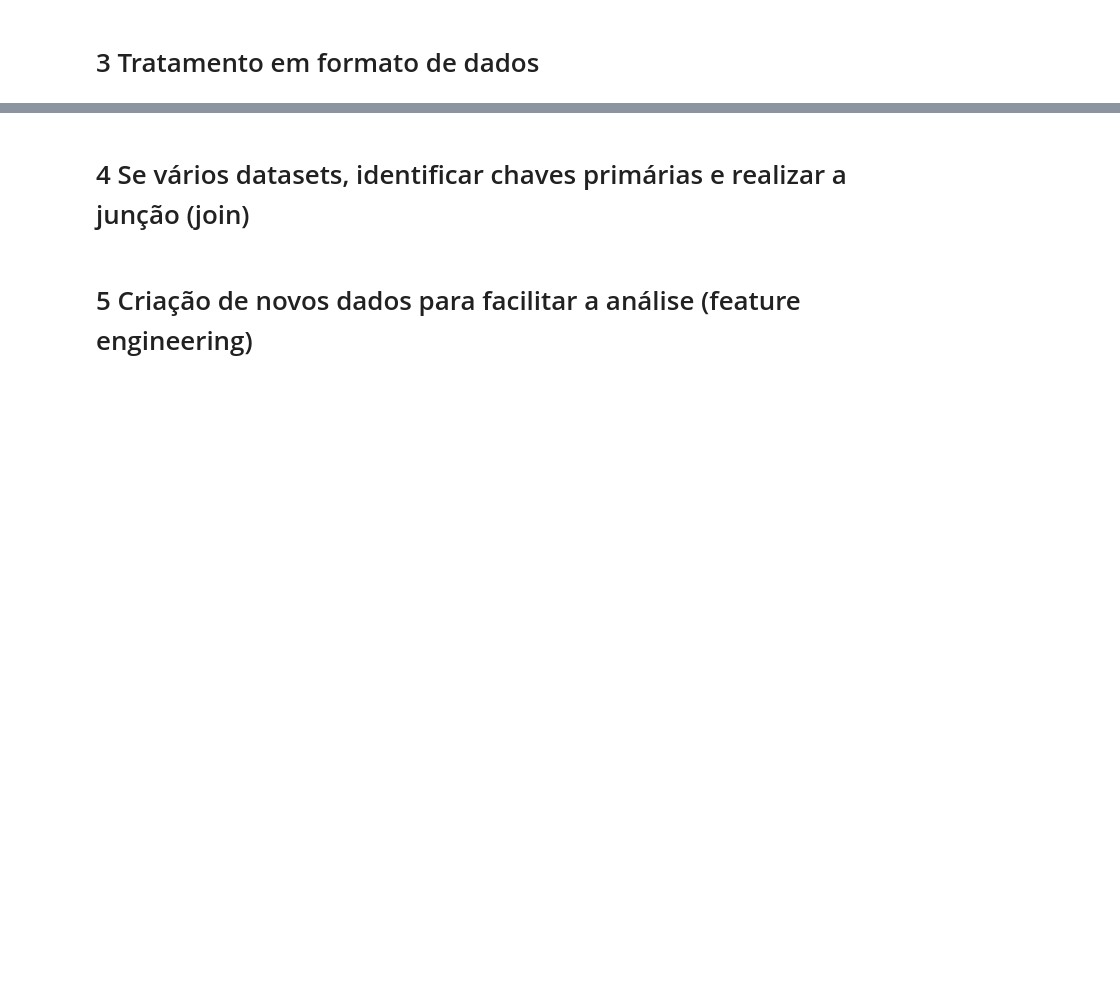
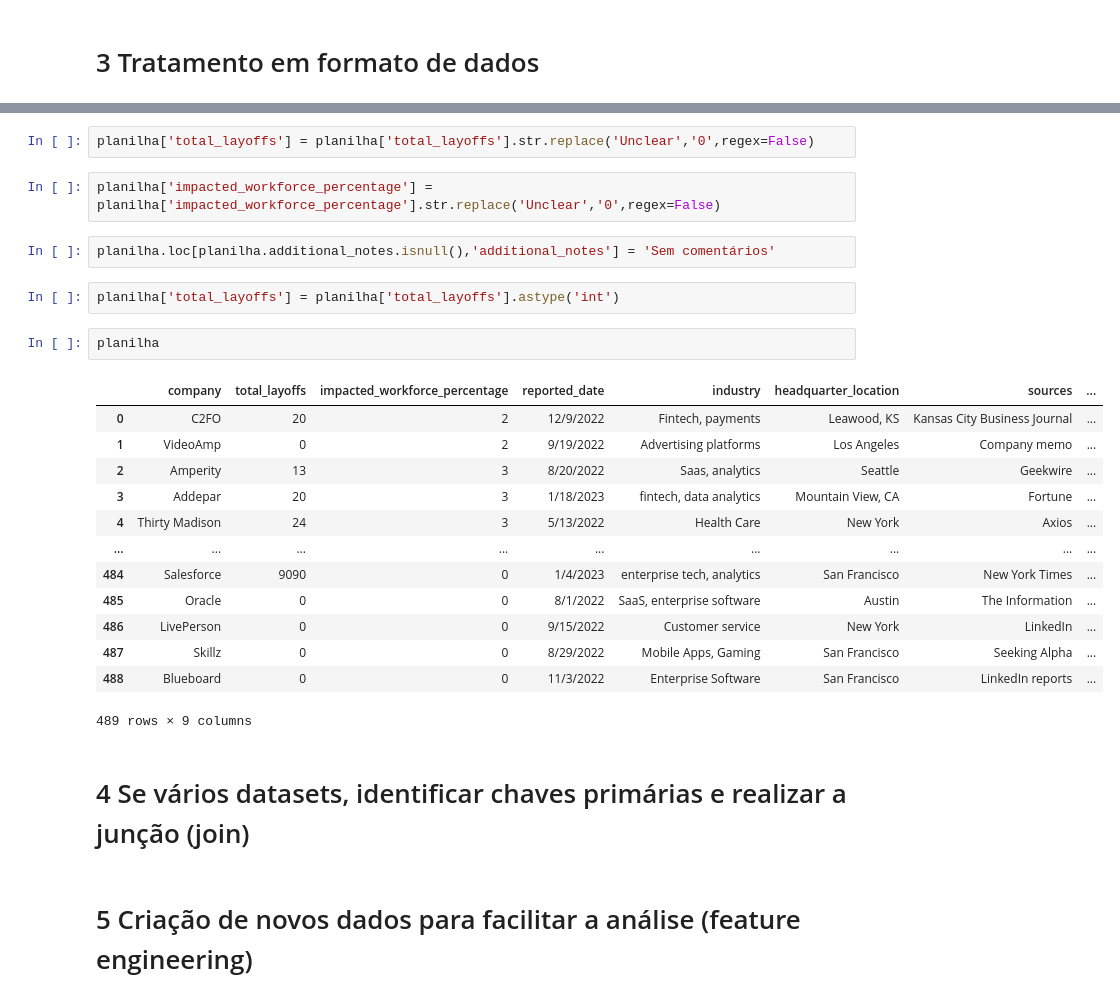
Before and after one commit to jonataspedro01/analise_dados_demissoes_tec, a Jupyter notebook: dados_demissoes_tec22-23.ipynb, the cells around one changed output, grey strips where cells are left out. Drawn from its saved outputs; the diff is of its cells as text; blank space fills up the shorter version.

```diff
--- a/dados_demissoes_tec22-23.ipynb
+++ b/dados_demissoes_tec22-23.ipynb
@@ -61,3 +94,27 @@ Name: additional_notes, Length: 489, dtype: object
+# %%
+planilha['total_layoffs'] = planilha['total_layoffs'].str.replace('Unclear','0',regex=False)
+# %%
+planilha['impacted_workforce_percentage'] = planilha['impacted_workforce_percentage'].str.replace('Unclear','0',regex=False)
+# %%
+planilha.loc[planilha.additional_notes.isnull(),'additional_notes'] = 'Sem comentários'
+# %%
+planilha['total_layoffs'] = planilha['total_layoffs'].astype('int')
+# %%
+planilha
+# %% [output]
+|  | company | total_layoffs | impacted_workforce_percentage | reported_date | industry | headquarter_location | sources | ... |
+| 0 | C2FO | 20 | 2 | 12/9/2022 | Fintech, payments | Leawood, KS | Kansas City Business Journal | ... |
+| 1 | VideoAmp | 0 | 2 | 9/19/2022 | Advertising platforms | Los Angeles | Company memo | ... |
+| 2 | Amperity | 13 | 3 | 8/20/2022 | Saas, analytics | Seattle | Geekwire | ... |
+| 3 | Addepar | 20 | 3 | 1/18/2023 | fintech, data analytics | Mountain View, CA | Fortune | ... |
+| 4 | Thirty Madison | 24 | 3 | 5/13/2022 | Health Care | New York | Axios | ... |
+| ... | ... | ... | ... | ... | ... | ... | ... | ... |
+| 484 | Salesforce | 9090 | 0 | 1/4/2023 | enterprise tech, analytics | San Francisco | New York Times | ... |
+| 485 | Oracle | 0 | 0 | 8/1/2022 | SaaS, enterprise software | Austin | The Information | ... |
+| 486 | LivePerson | 0 | 0 | 9/15/2022 | Customer service | New York | LinkedIn | ... |
+| 487 | Skillz | 0 | 0 | 8/29/2022 | Mobile Apps, Gaming | San Francisco | Seeking Alpha | ... |
+| 488 | Blueboard | 0 | 0 | 11/3/2022 | Enterprise Software | San Francisco | LinkedIn reports | ... |
+489 rows × 9 columns
 # %% [markdown]
 # 4 Se vários datasets, identificar chaves primárias e realizar a junção (join)
 # %% [markdown]
```
Also changed, not shown: parts of 12 cells of this notebook.
